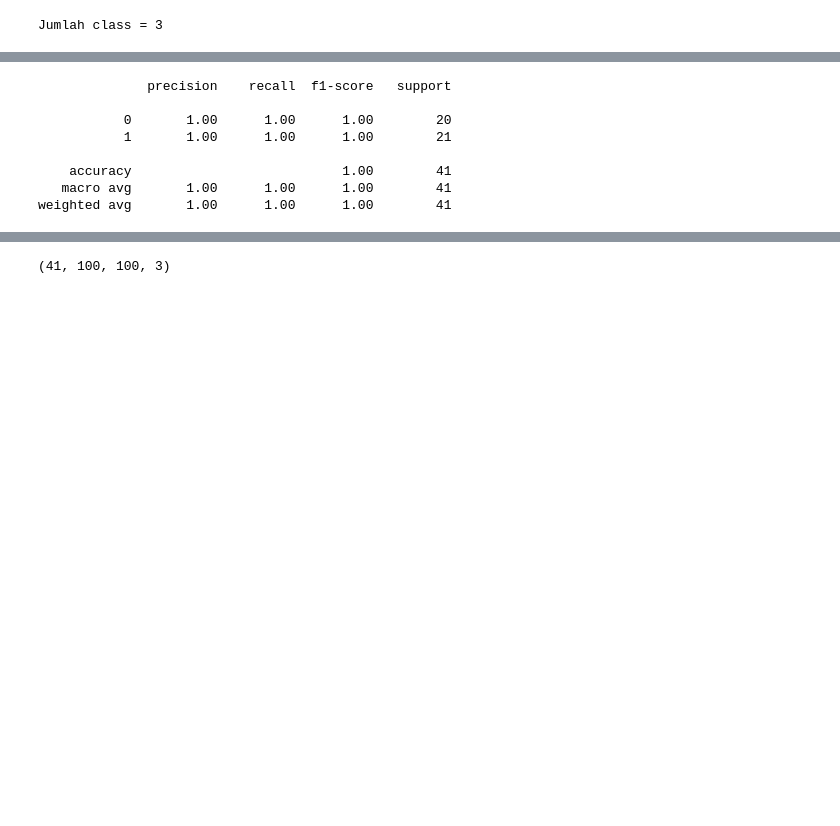
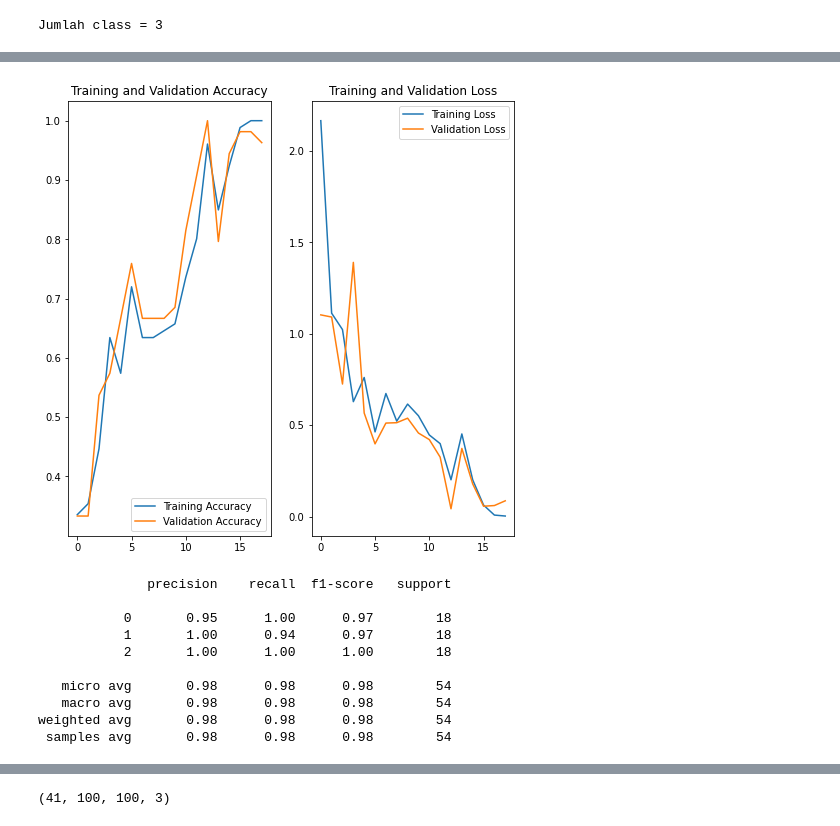
Before and after one commit to arifsoul/DIS-2, a Jupyter notebook: DIS_2.ipynb, the cells around one changed output, grey strips where cells are left out. Cells and saved outputs as stored; diff of their text form; code cells hidden in the pictures; blank space fills up the shorter version.

```diff
--- a/DIS_2.ipynb
+++ b/DIS_2.ipynb
@@ -36,7 +36,7 @@ import imgaug.augmenters as iaa
 import cv2
 
 batch_size = 32
-size_img = (225, 225, 3)
+size_img = (224, 224, 3)
 # %% [markdown]
 #Prepare dataset
 # %%
@@ -228,24 +254,24 @@ data_augmentation.add(RandomContrast(0.2))
 # %%
 # Create Model
-model = Sequential()
-model.add(data_augmentation)
-model.add(Conv2D(16, kernel_size=(3, 3),activation='relu',input_shape=size_img))
-model.add(Conv2D(32, (3, 3), activation='relu'))
-model.add(MaxPooling2D(pool_size=(2, 2)))
-model.add(Conv2D(32, (3, 3), activation='relu'))
-model.add(MaxPooling2D(pool_size=(2, 2)))
-model.add(Conv2D(64, (3, 3), activation='relu'))
-model.add(MaxPooling2D(pool_size=(2, 2)))
-model.add(Flatten())
-model.add(Dense(128, activation='relu'))
-model.add(Dropout(0.4))
-model.add(Dense(num_label, activation='softmax'))
+# model = Sequential()
+# model.add(data_augmentation)
+# model.add(Conv2D(16, kernel_size=(3, 3),activation='relu',input_shape=size_img))
+# model.add(Conv2D(32, (3, 3), activation='relu'))
+# model.add(MaxPooling2D(pool_size=(2, 2)))
+# model.add(Conv2D(32, (3, 3), activation='relu'))
+# model.add(MaxPooling2D(pool_size=(2, 2)))
+# model.add(Conv2D(64, (3, 3), activation='relu'))
+# model.add(MaxPooling2D(pool_size=(2, 2)))
+# model.add(Flatten())
+# model.add(Dense(128, activation='relu'))
+# model.add(Dropout(0.4))
+# model.add(Dense(num_label, activation='softmax'))
 
-clear_session()
-model.summary()
+# clear_session()
+# model.summary()
 # %%
 #early stopping to monitor the validation accuracy and avoid overfitting
-early_stop = EarlyStopping(monitor='val_accuracy', mode='max', verbose=1, patience=10, restore_best_weights=True)
+early_stop = EarlyStopping(monitor='val_accuracy', mode='max', verbose=1, patience=5, restore_best_weights=True)
 
 #reducing learning rate on plateau
 rlrop = ReduceLROnPlateau(monitor='val_accuracy', mode='max', patience= 3, factor= 0.5, min_lr= 1e-6, verbose=1)
@@ -257,7 +283,7 @@ model_checkpoint_best = ModelCheckpoint(filepath='/content/drive/MyDrive/Model_d
 #model compiling
 model.compile(optimizer=Adam(learning_rate=0.001), loss='categorical_crossentropy', metrics=['accuracy'])
 # %%
-epochs=50
+epochs=20
 batch_size=32
 history = model.fit(X_train, y_train_cat, epochs=epochs, validation_data=(X_val, y_val_cat), batch_size=batch_size, callbacks = [early_stop, rlrop],verbose = 1)
 # %% [output]
@@ -273,40 +314,44 @@ ValueError: ignored
 # %%
 # Visualization
 acc = history.history['accuracy']
 val_acc = history.history['val_accuracy']
 
 loss = history.history['loss']
 val_loss = history.history['val_loss']
 
-epochs_range = range(epochs)
+epochs_range = range(18)
 
 plt.figure(figsize=(8, 8))
 plt.subplot(1, 2, 1)
 plt.plot(epochs_range, acc, label='Training Accuracy')
 plt.plot(epochs_range, val_acc, label='Validation Accuracy')
 plt.legend(loc='lower right')
 plt.title('Training and Validation Accuracy')
 
 plt.subplot(1, 2, 2)
 plt.plot(epochs_range, loss, label='Training Loss')
 plt.plot(epochs_range, val_loss, label='Validation Loss')
 plt.legend(loc='upper right')
 plt.title('Training and Validation Loss')
 plt.show()
+# %% [output]
+[figure, added]
 # %%
 # Evaluation
 p_pred = model.predict(X_test)
 y_pred = np.where(p_pred > 0.5, 1, 0)
 
-cr = classification_report(y_test, y_pred)
+cr = classification_report(y_test_cat, y_pred)
 print(cr)
 # %% [output]
               precision    recall  f1-score   support
 
-           0       1.00      1.00      1.00        20
-           1       1.00      1.00      1.00        21
+           0       0.95      1.00      0.97        18
+           1       1.00      0.94      0.97        18
+           2       1.00      1.00      1.00        18
 
-    accuracy                           1.00        41
-   macro avg       1.00      1.00      1.00        41
-weighted avg       1.00      1.00      1.00        41
+   micro avg       0.98      0.98      0.98        54
+   macro avg       0.98      0.98      0.98        54
+weighted avg       0.98      0.98      0.98        54
+ samples avg       0.98      0.98      0.98        54
 # %%
```
Also changed, not shown: parts of 4 cells of this notebook.
